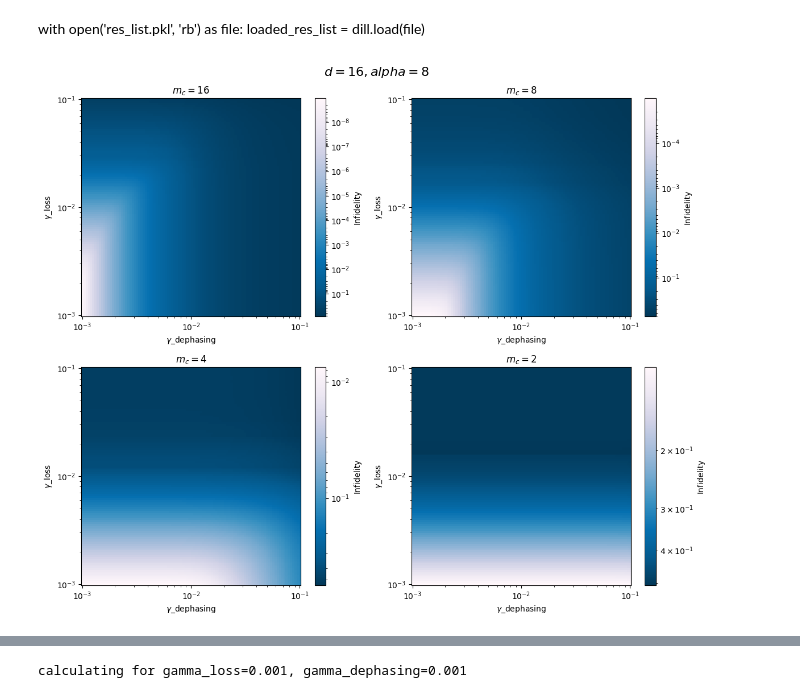
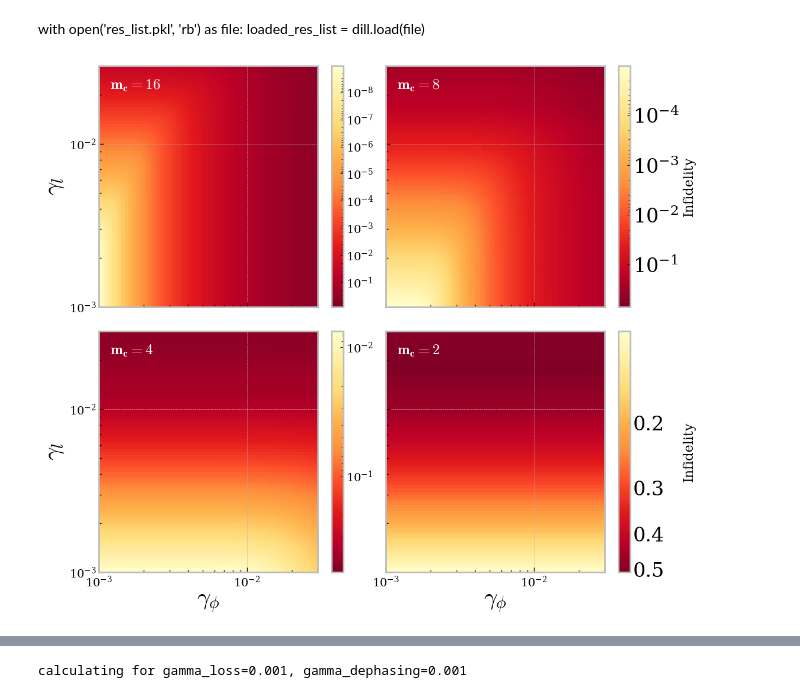
Before and after one commit to RosenblumLab/BosonicEntanglementDistillation, a Jupyter notebook: playground2.ipynb, the cells around one changed output, grey strips where cells are left out. Drawn from its saved outputs; the diff is of its cells as text; code cells hidden in the pictures.

```diff
--- a/playground2.ipynb
+++ b/playground2.ipynb
@@ -16,7 +16,9 @@ import matplotlib.pyplot as plt
 from discrete_simulation import *
 import matplotlib.colors as colors
 from dataclasses import dataclass
+import matplotlib as mpl
 
+mpl.rcParams.update(mpl.rcParamsDefault)
 
 %load_ext autoreload
 %autoreload 2
@@ -28,9 +32,9 @@ d = 16
 m_i = 16
 m_c = 16
 fidelity_cut = 0
-gamma_list = np.logspace(-3,-1,11)
+gamma_list = np.logspace(-3,-1,41)
 gamma_ratio = 1
-alpha=4
+alpha=8
 
 process_count = 20  # mp.cpu_count()-9
 
@@ -248,16 +374,18 @@ simulation4.enQudit.p(1e-3,1e-3,0,0,0,0)/simulation4.probability_sum(1e-3,1e-3)
 # %%
 gamma_loss = 1e-3
 gamma_dephasing = 1e-3
-A_1,B_1,A_2,B_2 = 0,0,1,7
+A_1,B_1,A_2,B_2 = 0,0,3,1
 m_i = 16
-m_c = 16
+m_c = 8
+
+simulation4 = DiscreteSimulation(d, m_i,m_c, alpha=alpha)
 
 f = simulation4.enQudit.fidelity_specific(gamma_loss_A=gamma_loss, gamma_dephasing_A=gamma_dephasing, A_1=A_1,
                                                  B_1=B_1, A_2=A_2,
-                                                 B_2=B_2, m_i=m_i, m_c=m_c)
-p = simulation4.enQudit.probability_specific(gamma_loss_A=gamma_loss, gamma_dephasing_A=gamma_dephasing, A_1=A_1,
-                                                 B_1=B_1, A_2=A_2,
-                                                 B_2=B_2, m_i=m_i, m_c=m_c)
+                                                 B_2=B_2, m_i=m_i, m_c=m_c, no_com=True)
+# p = simulation4.enQudit.probability_specific(gamma_loss_A=gamma_loss, gamma_dephasing_A=gamma_dephasing, A_1=A_1,
+                                                 # B_1=B_1, A_2=A_2,
+                                                 # B_2=B_2, m_i=m_i, m_c=m_c)
 print(f"{f=}")
 print(f"{p=}")
 # %% [output]
@@ -793,37 +927,91 @@ with open('res_list32.pkl', 'wb') as file:
 with open('res_list.pkl', 'rb') as file:
     loaded_res_list = dill.load(file)
 # %%
+from matplotlib.ticker import ScalarFormatter
+from matplotlib.ticker import FuncFormatter
+
+
 # Assuming fid_array_168 and prob_array_168 are already reshaped into 2D
 # fid_array_1616_2d = np.array(fid_array_1616).reshape(len(gamma_list), len(gamma_list))
 # fid_array_168_2d = np.array(fid_array_168).reshape(len(gamma_list), len(gamma_list))
 # fid_array_164_2d = np.array(fid_array_164).reshape(len(gamma_list), len(gamma_list))
 # fid_array_1684_2d = np.array(fid_array_1684).reshape(len(gamma_list), len(gamma_list))
 
+mpl.rcParams['text.usetex'] = False
+
+# Correctly setting the LaTeX preamble
+# This tells Matplotlib to use LaTeX and include the amsmath package.
+mpl.rcParams['text.latex.preamble'] = r'\usepackage{amsmath}'
+
+plt.style.use('bmh')
+# Edit the font, font size, and axes width
+mpl.rcParams['font.family'] = 'DejaVu Serif'
+plt.rcParams['font.size'] = 24
+plt.rcParams['axes.linewidth'] = 2
+# mpl.rcParams['text.latex.preamble']=["\\usepackage{amsmath}"]
+
+ticks_dir = 'in'
+axis_label_size = 14
+
 # Create a grid of gamma values
 gamma1, gamma2 = np.meshgrid(gamma_list, gamma_ratio * gamma_list)
 
 vmin, vmax = None, None
 
+num_rows = int(len(res_list)/2+0.5)
+
 # Create a new figure
-fig, axs = plt.subplots(int(len(res_list)/2+0.5), 2, figsize=(12, 5 * int(len(res_list)/2+0.5)))
+fig, axs = plt.subplots(num_rows, 2, figsize=(12, 5 * int(len(res_list)/2+0.5)))
 
 # Display fidelity data
-for ax,sim_res in zip(axs.flatten(),res_list):
+for i, (ax, sim_res) in enumerate(zip(axs.flatten(), res_list)):
     fid_array_2d = np.array(sim_res.get_fid_array()).reshape(len(gamma_list), len(gamma_list))
-    pcm = ax.pcolormesh(gamma1, gamma2, 1-fid_array_2d, cmap='PuBu', norm=colors.LogNorm(vmin=vmin, vmax=vmax), shading='auto')
-    fig.colorbar(pcm, ax=ax, label='Infidelity').ax.invert_yaxis()
+    pcm = ax.pcolormesh(gamma1, gamma2, 1-fid_array_2d, cmap='YlOrRd', norm=colors.LogNorm(vmin=vmin, vmax=vmax), shading='auto')
+    if i%2 == 1:
+        cbar = fig.colorbar(pcm, ax=ax, label='Infidelity')
+        cbar.ax.invert_yaxis()
+        cbar.set_label('Infidelity', size=16)
+        ax.yaxis.set_tick_params(which='major', labelleft=False)
+    else:
+        cbar = fig.colorbar(pcm, ax=ax)
+        cbar.ax.invert_yaxis()
+        cbar.ax.tick_params(labelsize=14)
+        ax.set_ylabel('$\gamma_l$')
+    ax.xaxis.set_tick_params(which='major', size=6, width=1, direction=ticks_dir, labelsize = axis_label_size)
+    ax.xaxis.set_tick_params(which='minor', size=3, width=1, direction=ticks_dir, labelsize = axis_label_size)
+    ax.yaxis.set_tick_params(which='major', size=6, width=1, direction=ticks_dir, labelsize = axis_label_size)
+    ax.yaxis.set_tick_params(which='minor', size=3, width=1, direction=ticks_dir, labelsize = axis_label_size)
+    ## YlOrRd / RdPu is good as well
     ax.set_xscale('log')
     ax.set_yscale('log')
-    ax.set_ylabel('$\gamma$_loss')
-    ax.set_xlabel('$\gamma$_dephasing')
-    ax.set_title(f'$m_c={sim_res.m_c}$')
+    ax.set_xlim([0.001,0.03])
+    ax.set_ylim([0.001,0.03])
+    if i//2 == num_rows-1:
+        ax.set_xlabel('$\gamma_\phi$')
+    else:
+        ax.xaxis.set_tick_params(which='major', labelbottom=False)
+    if i==3:
+        # Define a simple formatting function
+        def simple_decimal(x, pos):
+            return f'{x:.1f}'
+        # Apply the formatter
+        cbar.ax.yaxis.set_minor_formatter(FuncFormatter(simple_decimal))
+    # ax.text(0,0,"hi")
+    ax.text(0.05, 0.95, f'$\\mathbf{{m_c={sim_res.m_c}}}$', transform=ax.transAxes, fontsize=18, va='top', color='white')
 
-fig.suptitle(f"$d={sim_res.simulationObject.d}, alpha={sim_res.simulationObject.alpha}$", fontsize=16)
+
+    # ax.set_title(f'$m_c={sim_res.m_c}$')
+
+fig.align_labels()
+
+# fig.suptitle(f"$d={sim_res.simulationObject.d}, alpha={sim_res.simulationObject.alpha}$", fontsize=16)
 
 plt.tight_layout()
+plt.subplots_adjust(wspace=0.05, hspace=0.1)
+plt.savefig('plots/different_m_c.pdf', bbox_inches='tight')
 plt.show()
 # %% [output]
-[figure, old version]
+[figure, new version]
 # %%
 from scipy.ndimage.measurements import center_of_mass
 
```
Also changed, not shown: parts of 17 cells of this notebook, 12 other files.
